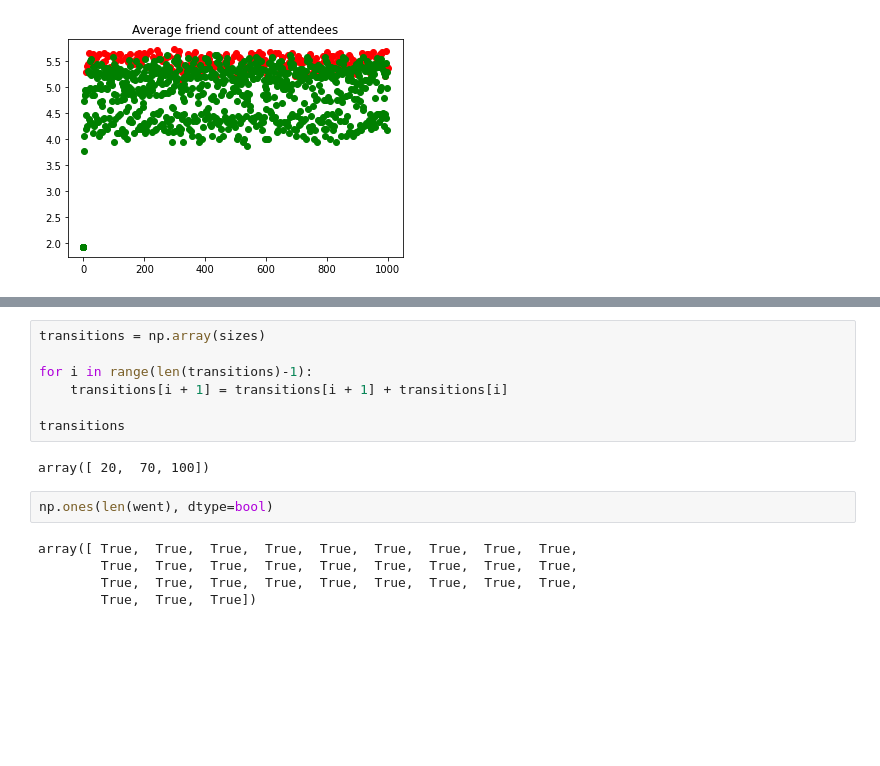
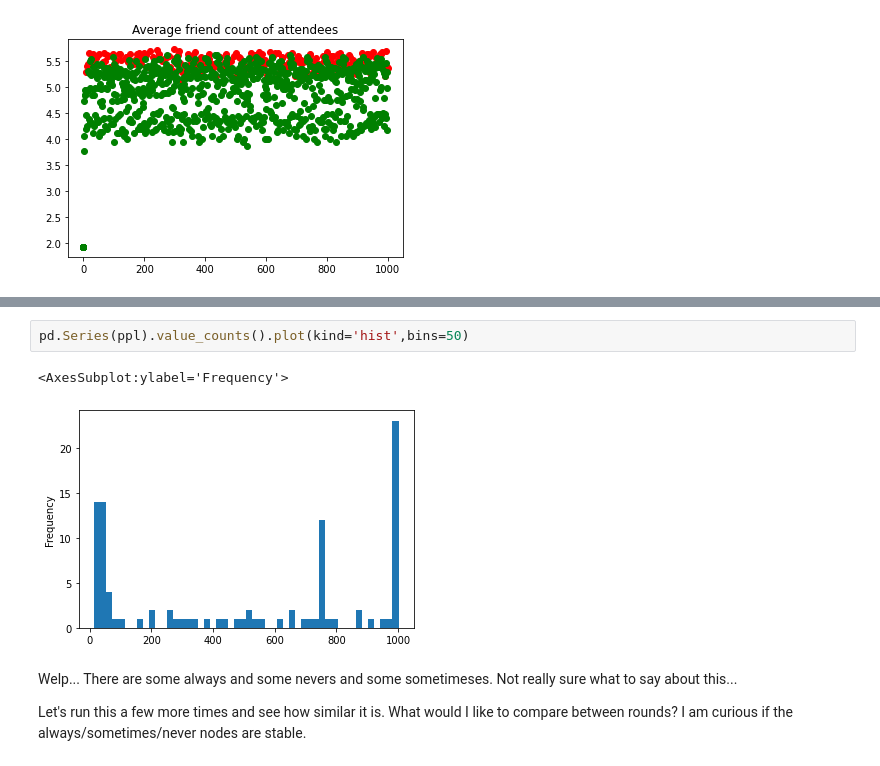
Before and after one commit to rebeku/el-farol, a Jupyter notebook: Notebooks/EF2.ipynb, the cells around one changed output, grey strips where cells are left out. Drawn from its saved outputs; the diff is of its cells as text; blank space fills up the shorter version.

```diff
--- a/Notebooks/EF2.ipynb
+++ b/Notebooks/EF2.ipynb
@@ -431,16 +370,9 @@ IndexError: list index out of range
 # %%
-transitions = np.array(sizes)
-
-for i in range(len(transitions)-1):
-    transitions[i + 1] = transitions[i + 1] + transitions[i]
-
-transitions
+pd.Series(ppl).value_counts().plot(kind='hist',bins=50)
 # %% [output]
-array([ 20,  70, 100])
+<AxesSubplot:ylabel='Frequency'>
+[figure, added]
-# %%
-np.ones(len(went), dtype=bool)
-# %% [output]
-array([ True,  True,  True,  True,  True,  True,  True,  True,  True,
-        True,  True,  True,  True,  True,  True,  True,  True,  True,
-        True,  True,  True,  True,  True,  True,  True,  True,  True,
-        True,  True,  True])
+# %% [markdown]
+Welp...  There are some always and some nevers and some sometimeses.  Not really sure what to say about this...
+
+Let's run this a few more times and see how similar it is.  What would I like to compare between rounds?  I am curious if the always/sometimes/never nodes are stable.
```
Also changed, not shown: parts of 23 cells of this notebook, 1 other file.
